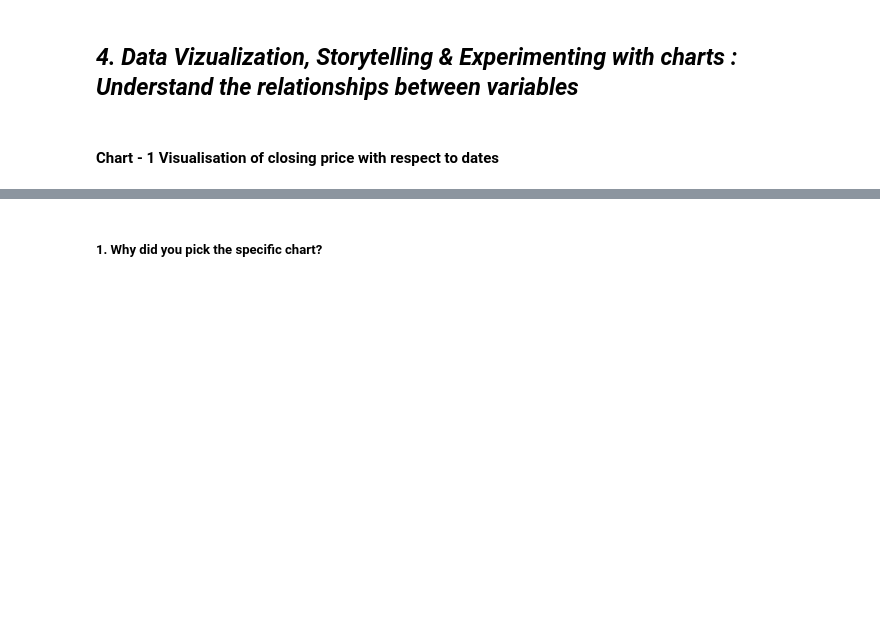
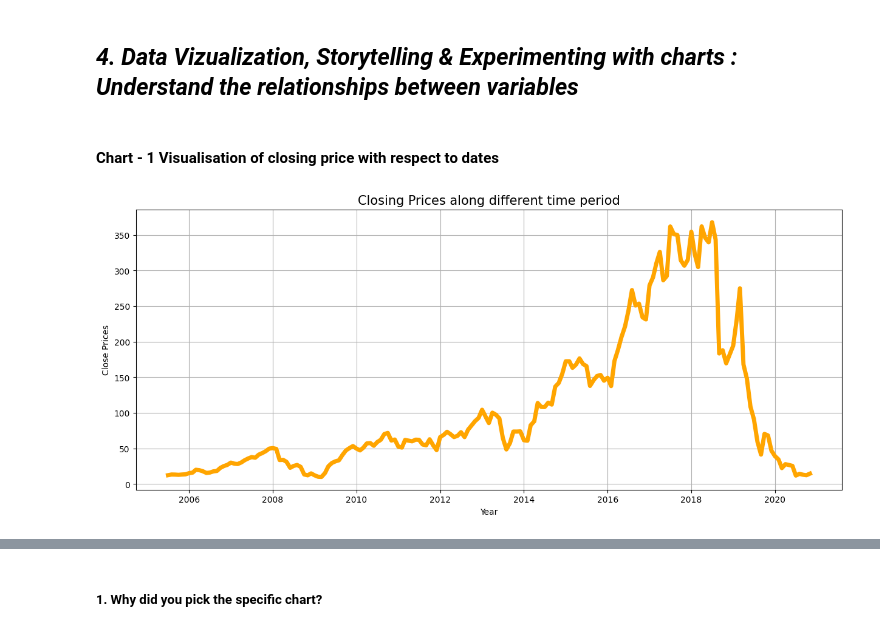
Before and after one commit to somyakmukherjee/Yes-Bank-Stock-Price-Machine-Learning-Capstone, a Jupyter notebook: Capstone_Project_Regression_Yes_Bank_Stock_Closing_Price_Prediction.ipynb, the cells around one changed output, grey strips where cells are left out. Cells and saved outputs as stored; diff of their text form; code cells hidden in the pictures; blank space fills up the shorter version.

```diff
--- a/Capstone_Project_Regression_Yes_Bank_Stock_Closing_Price_Prediction.ipynb
+++ b/Capstone_Project_Regression_Yes_Bank_Stock_Closing_Price_Prediction.ipynb
@@ -231,11 +342,13 @@ Y = df['Close']                              # Dependent variable.
 # %%
 # Chart - 1 visualization code
 # Visualisation of closing price with respect to dates.
-plt.figure(figsize=(17,7))
-plt.xlabel('Year', fontsize=18)
-plt.ylabel('Close Prices', fontsize=18)
+plt.figure(figsize=(15,6))
+plt.xlabel('Year', fontsize=10)
+plt.ylabel('Close Prices', fontsize=10)
 plt.plot(df['Date'], df['Close'],linewidth=5,color='Orange')
-plt.title('Closing Prices along different time period', fontsize=25)
+plt.title('Closing Prices along different time period', fontsize=15)
 plt.grid()
 plt.show()
+# %% [output]
+[figure, added]
 # %%
```
Also changed, not shown: parts of 315 cells of this notebook.
